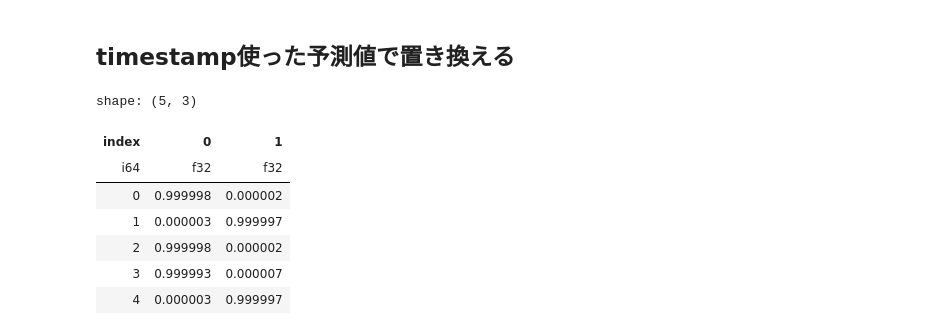
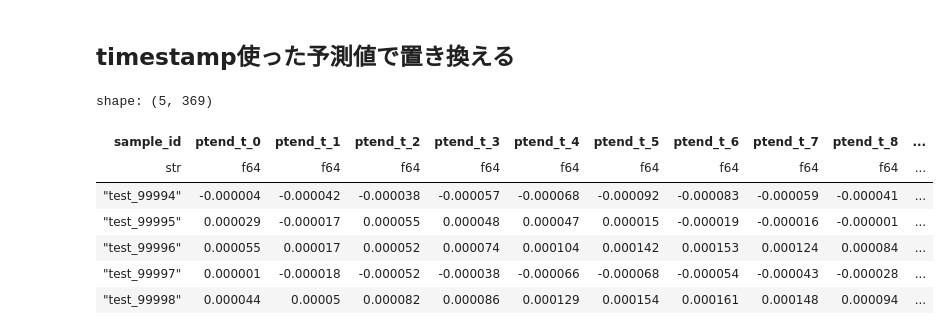
Before and after one commit to unonao/kaggle-leap, a Jupyter notebook: notebook/2024-07-08_hack_timestamp.ipynb, the cells around one changed output. Cells and saved outputs as stored; diff of their text form; code cells hidden in the pictures.

```diff
--- a/notebook/2024-07-08_hack_timestamp.ipynb
+++ b/notebook/2024-07-08_hack_timestamp.ipynb
@@ -39,19 +39,19 @@ shape: (5, 369)
 # %%
 time_sub_path = "gs://kaggle-leap/kami/experiments/610_sim6/mid/submission.parquet"
 time_sub_df = pl.read_parquet(time_sub_path)
-time_sub_df.head()
+time_sub_df.tail()
+# %% [output]
+shape: (5, 369)
+| sample_id | ptend_t_0 | ptend_t_1 | ptend_t_2 | ptend_t_3 | ptend_t_4 | ptend_t_5 | ptend_t_6 | ptend_t_7 | ptend_t_8 | ... |
+| str | f64 | f64 | f64 | f64 | f64 | f64 | f64 | f64 | f64 | ... |
+| "test_99994" | -0.000004 | -0.000042 | -0.000038 | -0.000057 | -0.000068 | -0.000092 | -0.000083 | -0.000059 | -0.000041 | ... |
+| "test_99995" | 0.000029 | -0.000017 | 0.000055 | 0.000048 | 0.000047 | 0.000015 | -0.000019 | -0.000016 | -0.000001 | ... |
+| "test_99996" | 0.000055 | 0.000017 | 0.000052 | 0.000074 | 0.000104 | 0.000142 | 0.000153 | 0.000124 | 0.000084 | ... |
+| "test_99997" | 0.000001 | -0.000018 | -0.000052 | -0.000038 | -0.000066 | -0.000068 | -0.000054 | -0.000043 | -0.000028 | ... |
+| "test_99998" | 0.000044 | 0.00005 | 0.000082 | 0.000086 | 0.000129 | 0.000154 | 0.000161 | 0.000148 | 0.000094 | ... |
 # %%
-# class_exp = "701_multi_class/small"
-class_exp = "700_binary_classify/small"
+class_exp = "701_multi_class/small"
+# class_exp = "700_binary_classify/small"
-# %% [output]
-shape: (5, 3)
-| index | 0 | 1 |
-| i64 | f32 | f32 |
-| 0 | 0.999998 | 0.000002 |
-| 1 | 0.000003 | 0.999997 |
-| 2 | 0.999998 | 0.000002 |
-| 3 | 0.999993 | 0.000007 |
-| 4 | 0.000003 | 0.999997 |
 # %%
 # 閾値ごとの値をチェック
 
```
Also changed, not shown: parts of 11 cells of this notebook, 10 other files.
